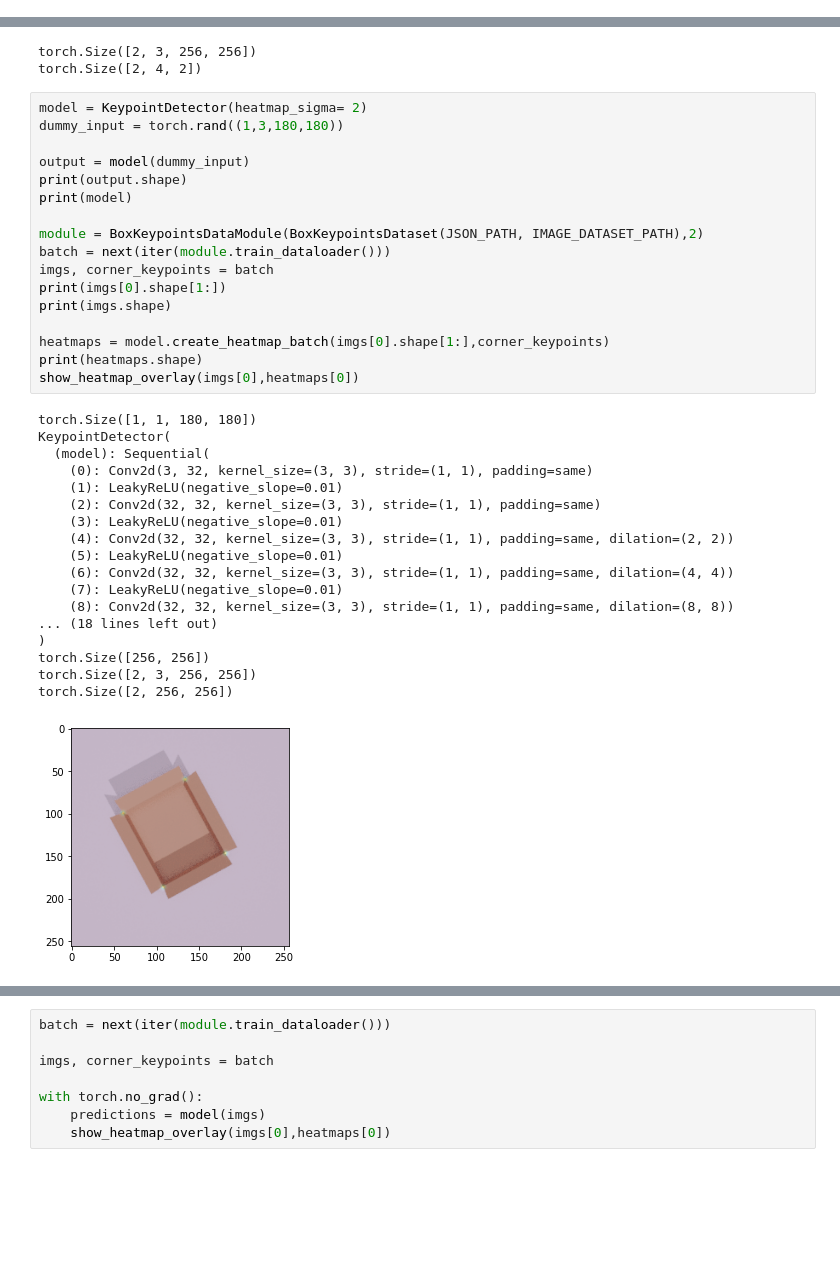
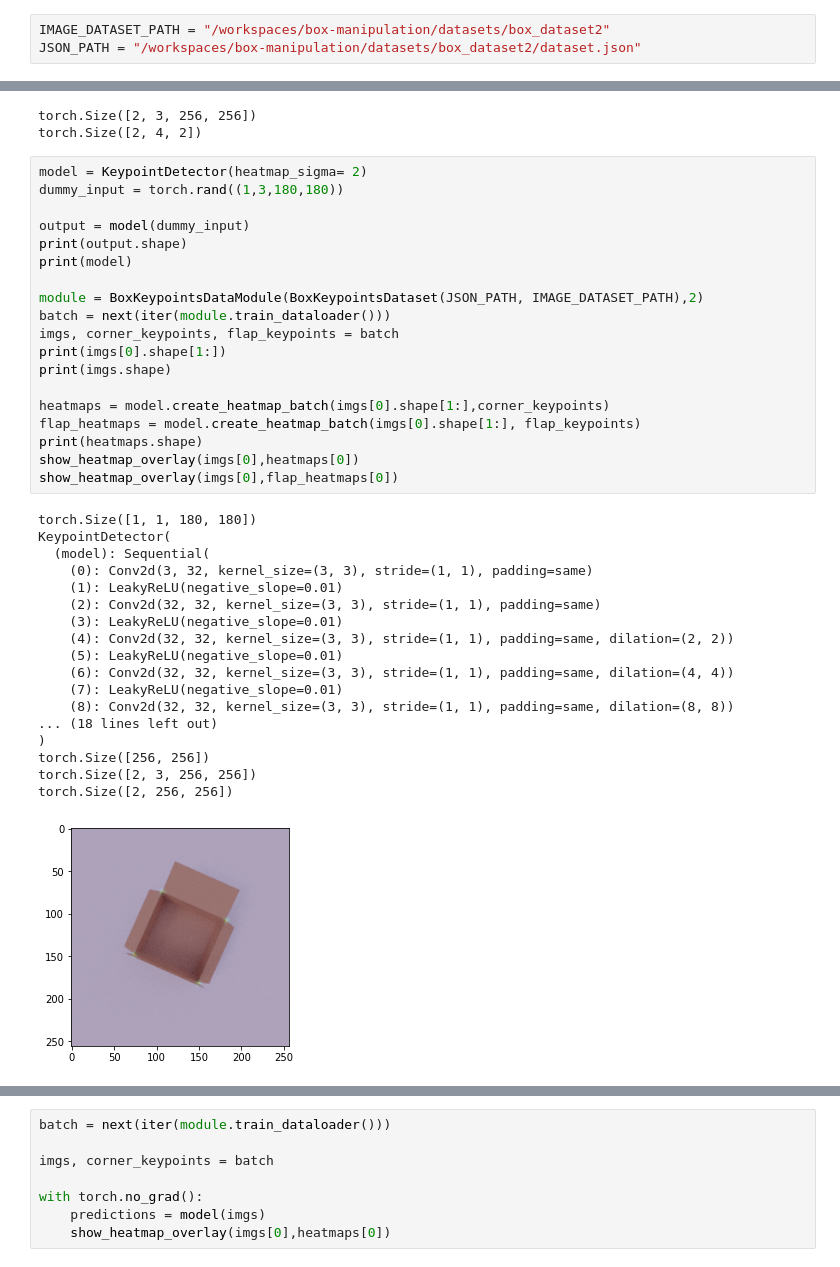
Before and after one commit to tlpss/box-manipulation, a Jupyter notebook: keypoint-detection/notebooks/box_keypoint_detection.ipynb, the cells around one changed output, grey strips where cells are left out. Drawn from its saved outputs; the diff is of its cells as text; blank space fills up the shorter version.

```diff
--- a/keypoint-detection/notebooks/box_keypoint_detection.ipynb
+++ b/keypoint-detection/notebooks/box_keypoint_detection.ipynb
@@ -49,3 +62,6 @@ JSON_PATH = "box_dataset1/dataset.json"
+# %%
+IMAGE_DATASET_PATH = "/workspaces/box-manipulation/datasets/box_dataset2"
+JSON_PATH = "/workspaces/box-manipulation/datasets/box_dataset2/dataset.json"
 # %%
 def imshow(img):
     """
@@ -86,32 +102,34 @@ dummy_input = torch.rand((1,3,180,180))
 output = model(dummy_input)
 print(output.shape)
 print(model)
 
 module = BoxKeypointsDataModule(BoxKeypointsDataset(JSON_PATH, IMAGE_DATASET_PATH),2)
 batch = next(iter(module.train_dataloader()))
-imgs, corner_keypoints = batch
+imgs, corner_keypoints, flap_keypoints = batch
 print(imgs[0].shape[1:])
 print(imgs.shape)
 
 heatmaps = model.create_heatmap_batch(imgs[0].shape[1:],corner_keypoints)
+flap_heatmaps = model.create_heatmap_batch(imgs[0].shape[1:], flap_keypoints)
 print(heatmaps.shape)
 show_heatmap_overlay(imgs[0],heatmaps[0])
+show_heatmap_overlay(imgs[0],flap_heatmaps[0])
 # %% [output]
 torch.Size([1, 1, 180, 180])
 KeypointDetector(
   (model): Sequential(
     (0): Conv2d(3, 32, kernel_size=(3, 3), stride=(1, 1), padding=same)
     (1): LeakyReLU(negative_slope=0.01)
     (2): Conv2d(32, 32, kernel_size=(3, 3), stride=(1, 1), padding=same)
     (3): LeakyReLU(negative_slope=0.01)
     (4): Conv2d(32, 32, kernel_size=(3, 3), stride=(1, 1), padding=same, dilation=(2, 2))
     (5): LeakyReLU(negative_slope=0.01)
     (6): Conv2d(32, 32, kernel_size=(3, 3), stride=(1, 1), padding=same, dilation=(4, 4))
     (7): LeakyReLU(negative_slope=0.01)
     (8): Conv2d(32, 32, kernel_size=(3, 3), stride=(1, 1), padding=same, dilation=(8, 8))
 ... (18 lines left out)
 )
 torch.Size([256, 256])
 torch.Size([2, 3, 256, 256])
 torch.Size([2, 256, 256])
-[figure, old version]
+[figure, new version]
```
Also changed, not shown: parts of 7 cells of this notebook, 2 other files.
